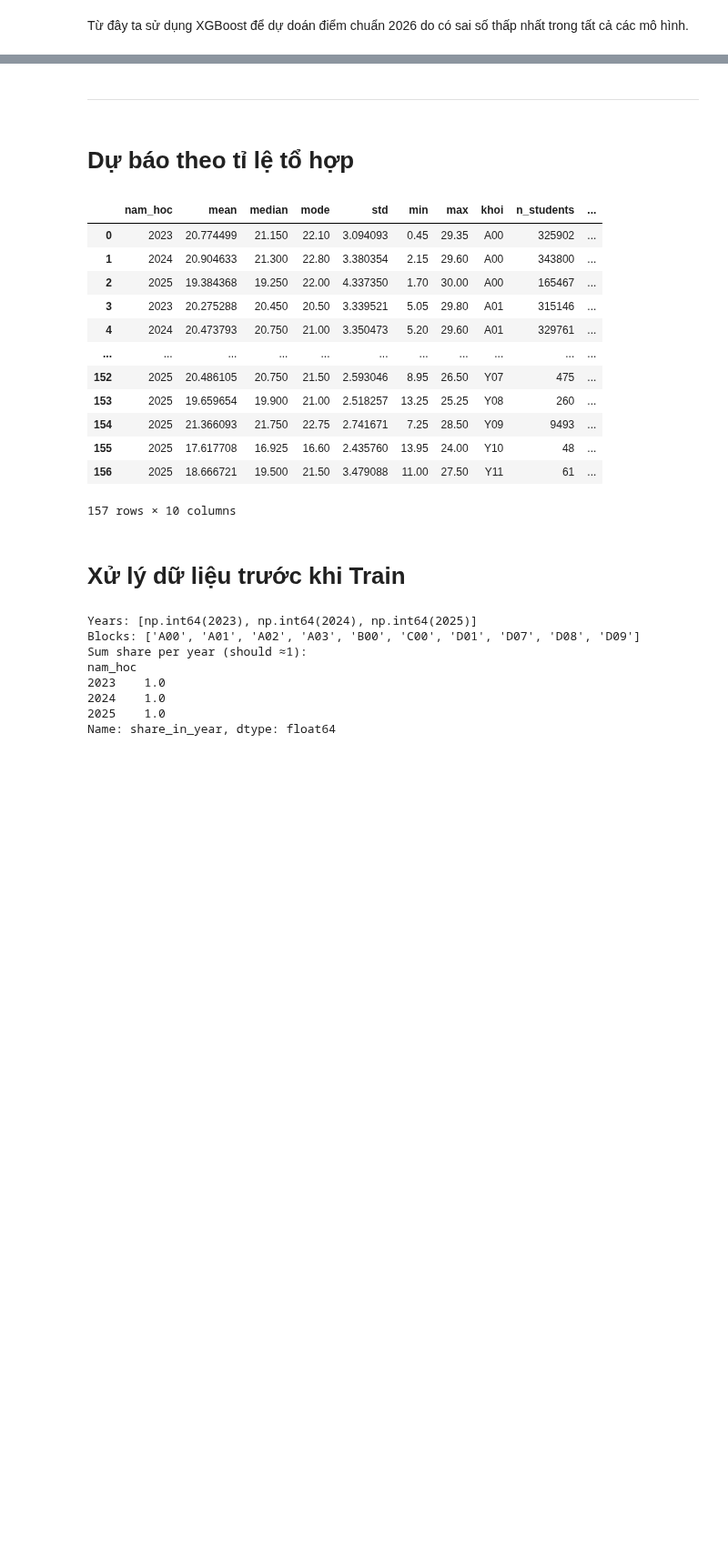
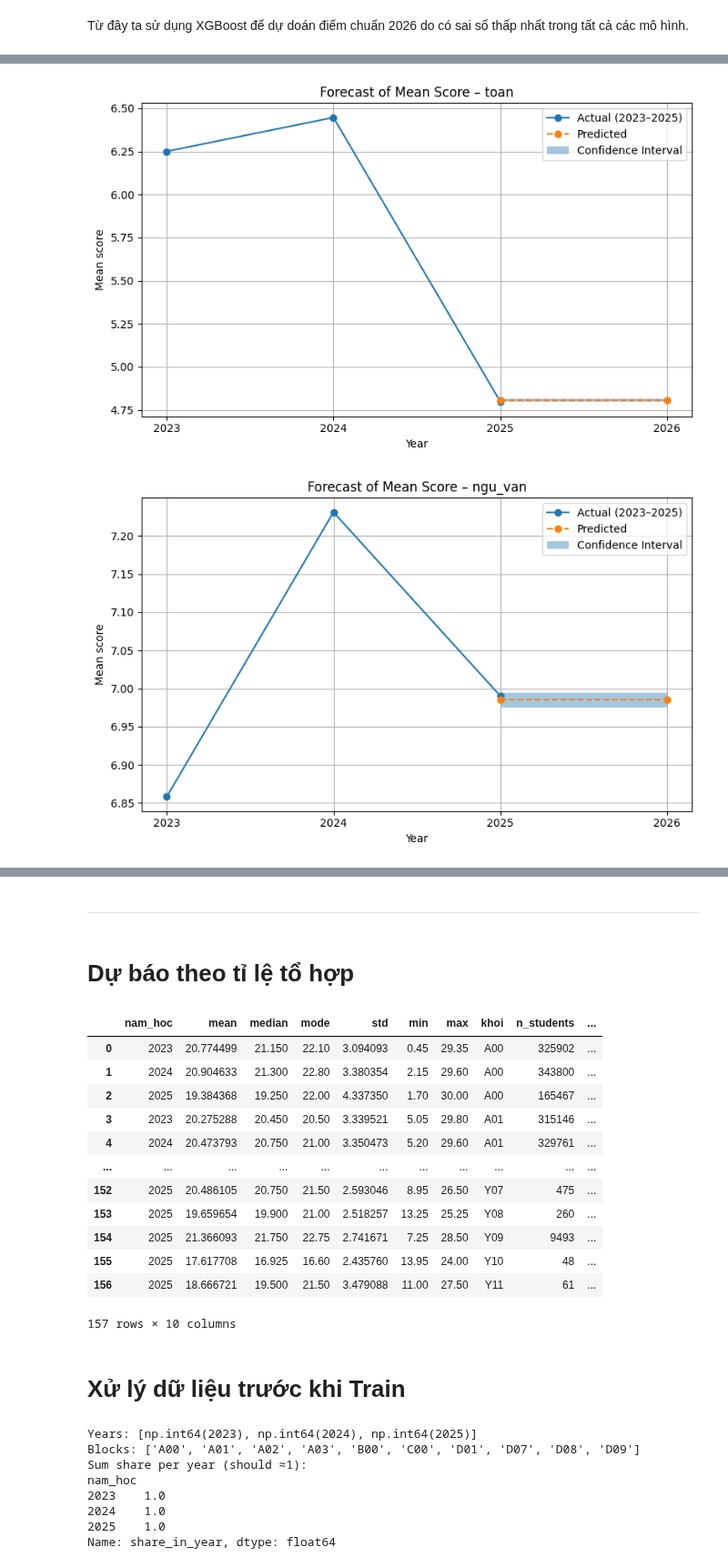
Before and after one commit to tano-dev/Vietnam-National-Exam-Score-Analysis-and-Forecasting, a Jupyter notebook: Notebook/Forecast.ipynb, the cells around one changed output, grey strips where cells are left out. Shown at 91% size. Drawn from its saved outputs; the diff is of its cells as text; code cells hidden in the pictures; blank space fills up the shorter version.

```diff
--- a/Notebook/Forecast.ipynb
+++ b/Notebook/Forecast.ipynb
@@ -269,8 +247,8 @@ df_rates = df_rates[[
     "year", "subject", "rate_ge_5", "rate_ge_8"
 ]]
 
-ml_df = build_ml_df(summary_df_std, df_rates)
-print(ml_df.head())
+df_ml = build_ml_df(summary_df_std, df_rates)
+print(df_ml.head())
 # %% [output]
    year         subject  mean_score  median_score       std  n_students  \
 0  2025  cn_cong_nghiep    5.792555          5.60  1.539870     4579308
@@ -745,0 +652,14 @@ print(df_compare_overall)
+# %%
+YEAR_FOR_TEST = int(df_ml["year"].max())  # 2025
+
+X_train = df_ml.loc[df_ml["year"] < YEAR_FOR_TEST].copy()
+X_test = df_ml.loc[df_ml["year"] == YEAR_FOR_TEST].copy()
+
+rf = RFGlobalModel()
+
+# -------- RAW (không post_2025)
+rf.fit(X_train, scenario="raw")
+pred_raw = rf.predict_year(X_test, scenario="raw")
+
+eval_raw = rf.evaluate_year(pred_raw, scenario="raw")
+print(eval_raw)
@@ -745,0 +683,7 @@ print(df_compare_overall)
+# %%
+xgb = XGBGlobalModel()
+
+# -------- RAW (không post_2025)
+xgb.fit(X_train, scenario="raw")
+df_xgb_raw = xgb.evaluate_year(X_test, scenario="raw")
+print(df_xgb_raw)
@@ -913,0 +818,11 @@ for subj in subjects:
+# %%
+xgb = XGBGlobalModel()
+
+df_forecast = forecast_2026_xgb_with_ci(
+    model=xgb,
+    df_ml=df_ml,
+    scenario="post"
+)
+
+df_forecast.head()
+print(df_forecast)
@@ -913,0 +894,7 @@ for subj in subjects:
+# %%
+subjcol = ['toan', 'ngu_van', 'ngoai_ngu'] # test thử vài môn
+for subject in subjcol:
+    plot_subject_forecast(df_forecast, subject)
+# %% [output]
+[figure, added]
+[figure, added]
```
Also changed, not shown: parts of 35 cells of this notebook.
